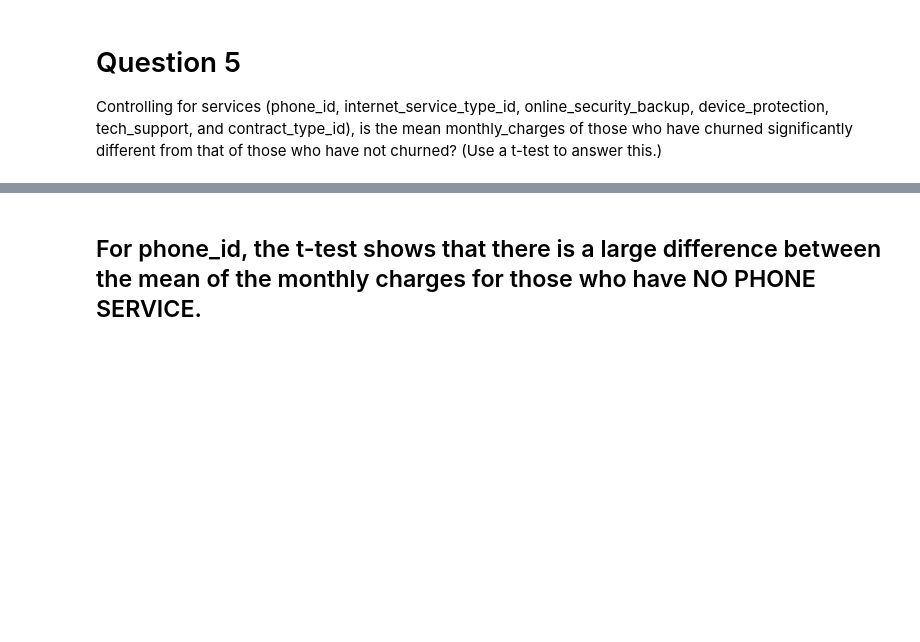
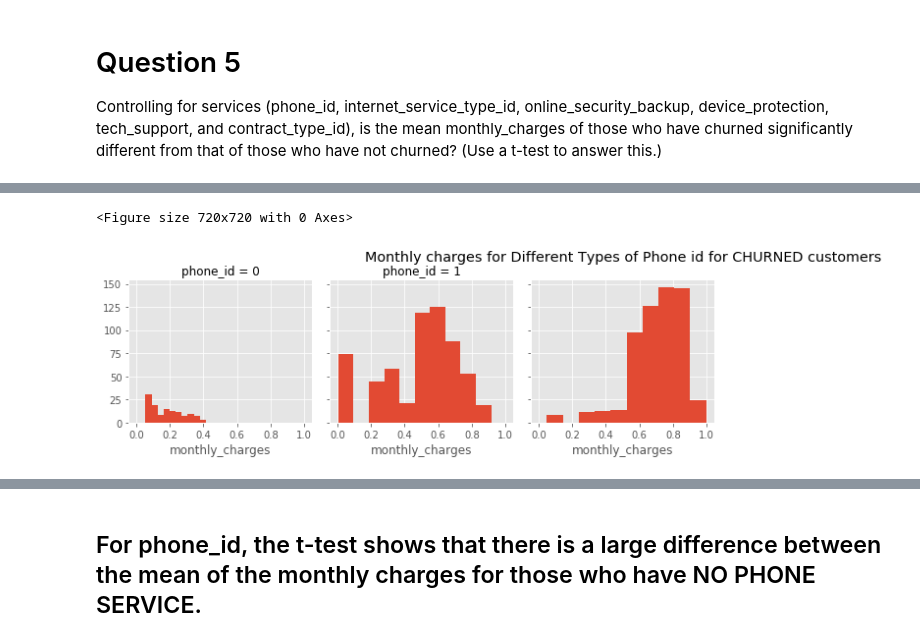
Before and after one commit to jess-katy/classification_project, a Jupyter notebook: Classification_Proj_Jess_Katy_MASTER.ipynb, the cells around one changed output, grey strips where cells are left out. Cells and saved outputs as stored; diff of their text form; code cells hidden in the pictures; blank space fills up the shorter version.

```diff
--- a/Classification_Proj_Jess_Katy_MASTER.ipynb
+++ b/Classification_Proj_Jess_Katy_MASTER.ipynb
@@ -886,0 +907,10 @@ features
+# %%
+plt.figure(figsize=(10,10))
+g = sns.FacetGrid(churn_df, col='phone_id')
+g.map(plt.hist, "monthly_charges")
+plt.title('Monthly charges for Different Types of Phone id for CHURNED customers', loc='center', pad=20)
+
+plt.show()
+# %% [output]
+<Figure size 720x720 with 0 Axes>
+[figure, added]
```
Also changed, not shown: parts of 32 cells of this notebook.
